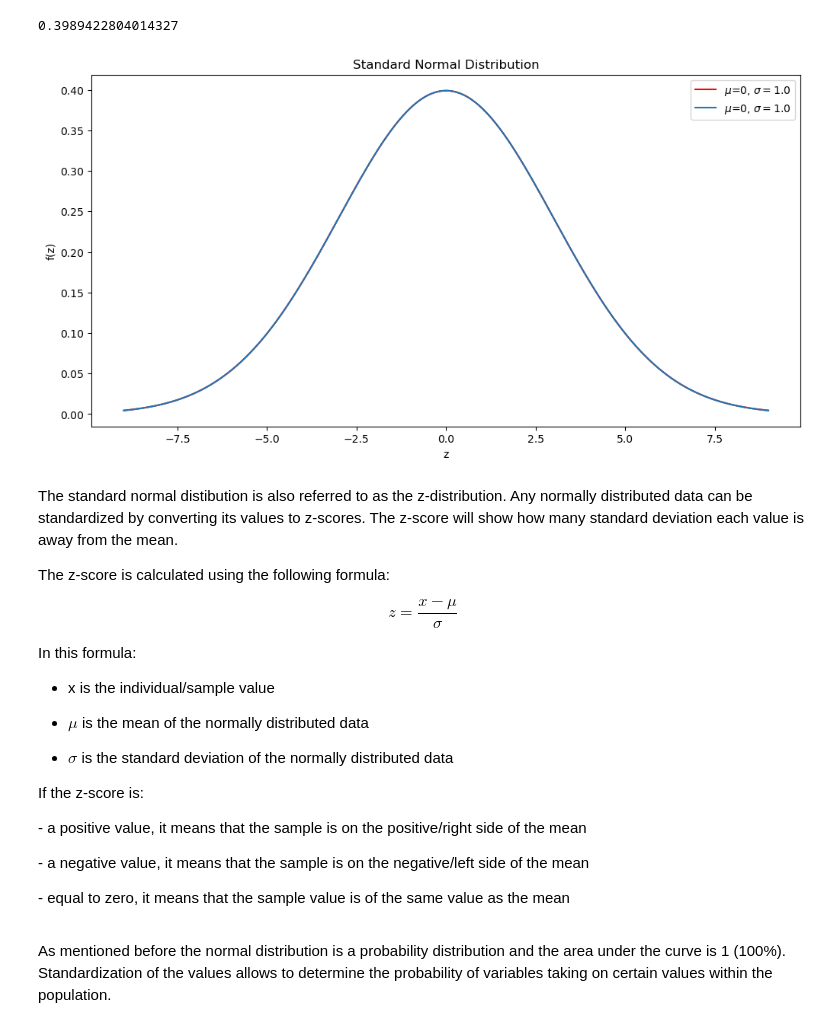
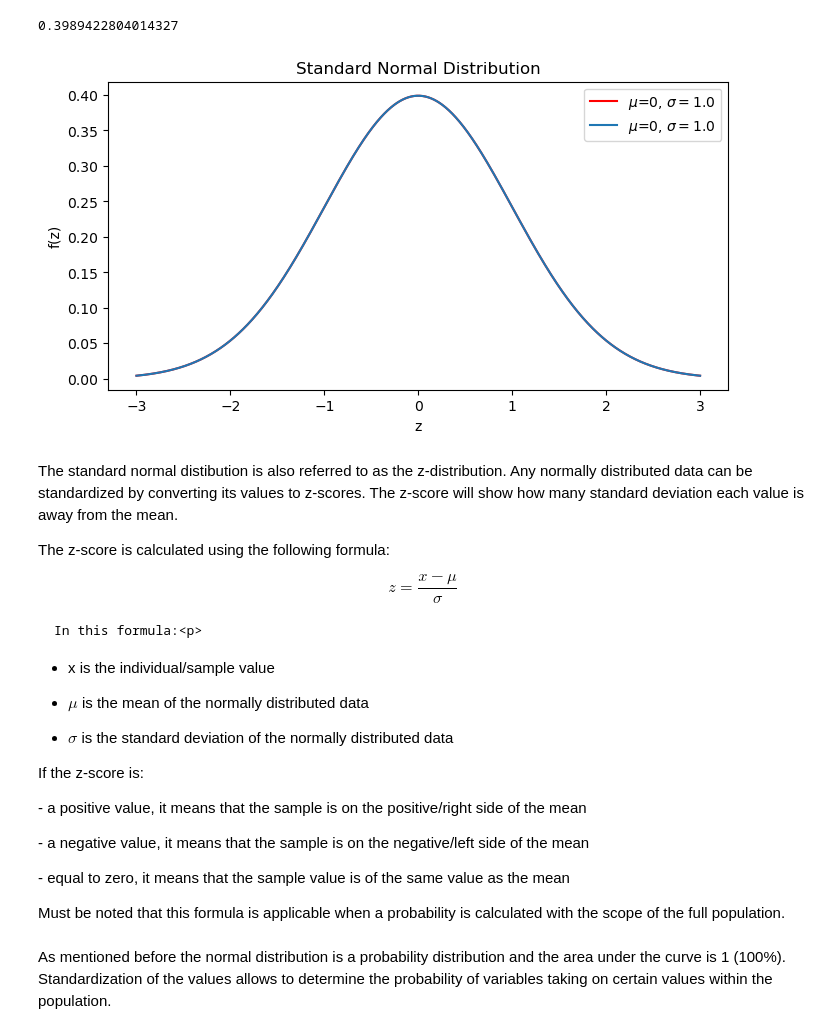
Before and after one commit to evaczeydapommersheim/Funddata---assessment, a Jupyter notebook: Normal Distribution/Normal_Distribution_Project_Winter 2022-23.ipynb, the cells around one changed output. Drawn from its saved outputs; the diff is of its cells as text; code cells hidden in the pictures.

```diff
--- a/Normal Distribution/Normal_Distribution_Project_Winter 2022-23.ipynb
+++ b/Normal Distribution/Normal_Distribution_Project_Winter 2022-23.ipynb
@@ -291,32 +291,32 @@ The peak of the curve is at z = 0 with a value of $ \frac{1}{\sqrt{2\pi}}$.
 # %%
 # Set mu and sigma.
 mu = 0.0
 sigma = 1.0
 
 # Range of generatede values:
 z = np.linspace(-3.0, 3.0, 1000)
 
 # Range of y values, using the calculation of the probability density function for the Normal Distribution:
 # As mu = 0 and sigma = 1 the below formula equal to the above equation.
 y = np.exp(-(z - mu)**2 / (2 * sigma**2)) / np.sqrt(2 * np.pi * sigma**2)
 
 y_z = np.exp(-(z)**2 / 2) / np.sqrt(2 * np.pi)
 
-fig, ax = plt.subplots(figsize=(12,6))
+fig, ax = plt.subplots(figsize=(8,4))
 
 # Plotting both y (Nomal Distr. Prob Density Function) and y_z (Std Normal Distr Prob. Density Funtion)
 # As y_z is listed last the blue curve overwrites the red.
 # This is just to show that both equation/formula indeed returns the same curve when mu = 0 and sigma = 1.
 # The peak of the curve is indeed approximately 0.40
-plt.plot(x, y, label=rf'$\mu$=0, $\sigma = {sigma}$', color = "red")
-plt.plot(x, y_z, label=rf'$\mu$=0, $\sigma = {sigma}$')
+plt.plot(z, y, label=rf'$\mu$=0, $\sigma = {sigma}$', color = "red")
+plt.plot(z, y_z, label=rf'$\mu$=0, $\sigma = {sigma}$')
 
 plt.title("Standard Normal Distribution")
 plt.xlabel("z")
 plt.ylabel("f(z)")
 plt.legend();
 # %% [output]
-[figure, old version]
+[figure, new version]
 # %% [markdown]
 The standard normal distibution is also referred to  as the z-distribution.
 Any normally distributed data can be standardized by converting its values to z-scores.
@@ -326,7 +326,7 @@ The z-score is calculated using the following formula:<p>
 
 $$ z = \frac{x-\mu}{\sigma} $$
 
-In this formula:<p>
+    In this formula:<p>
 - x is the individual/sample value<p>
 - $\mu$ is the mean of the normally distributed data<p>
 - $\sigma$ is the standard deviation of the normally distributed data<p>
@@ -335,6 +335,8 @@ If the z-score is:<p>
     - a positive value, it means that the sample is on the positive/right side of the mean<p>
     - a negative value, it means that the sample is on the negative/left side of the mean<p>
     - equal to zero, it means that the sample value is of the same value as the mean<p>
+
+Must be noted that this formula is applicable when a probability is calculated with the scope of the full population.
 # %% [markdown]
 As mentioned before the normal distribution is a probability distribution and the area under the curve is 1 (100%). Standardization of the values allows to determine the probability of variables taking on certain values within the population.
 # %%
```
Also changed, not shown: parts of 19 cells of this notebook.
